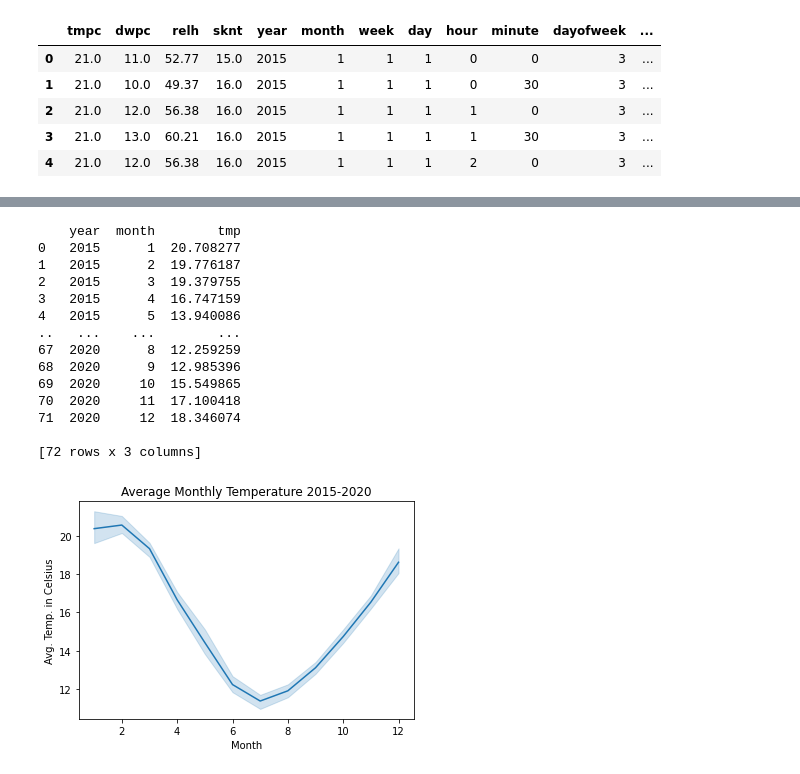
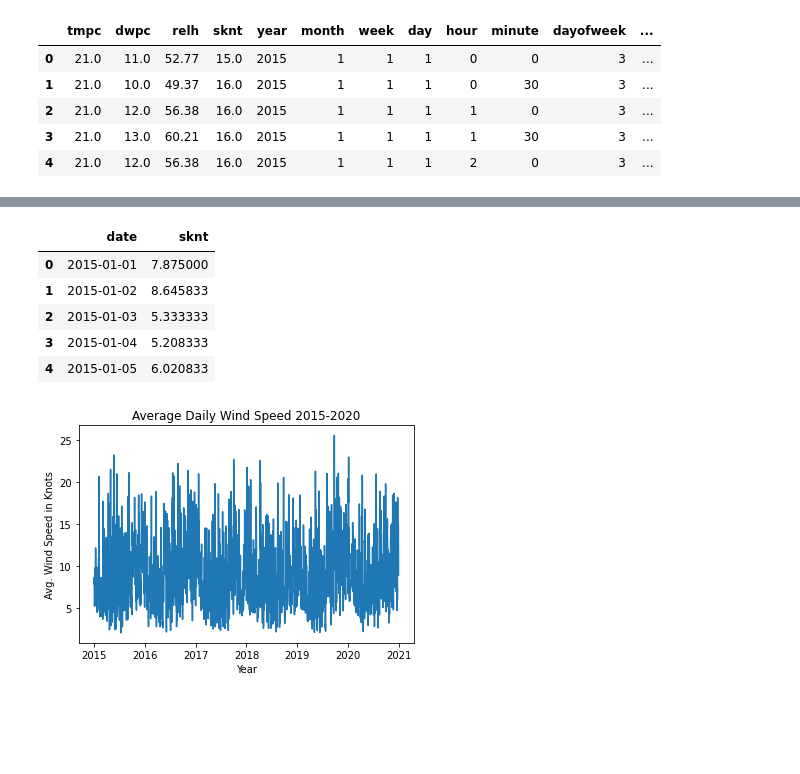
Before and after one commit to lilbingbo/2022-Phase-2, a Jupyter notebook: 3. Data Science/data_analysis.ipynb, the cells around one changed output, grey strips where cells are left out. Cells and saved outputs as stored; diff of their text form; code cells hidden in the pictures; blank space fills up the shorter version.

```diff
--- a/3. Data Science/data_analysis.ipynb
+++ b/3. Data Science/data_analysis.ipynb
@@ -129,26 +181,22 @@ print(tmp_2015)
 # %%
-grouped_data = dataset.groupby(['year','month'])['tmpc'].mean().reset_index(name='tmp')
+# group dataset by year, then calculate avg relh for the year
+
+avg_sknt = dataset.groupby(['date'])['sknt'].mean().reset_index(name='sknt')
+
+
 
 # plot graph over time
-monthly_temp = sns.lineplot(x = 'month', y = 'tmp',data = grouped_data)
-monthly_temp.set_title("Average Monthly Temperature 2015-2020")
-monthly_temp.set_xlabel("Month")
-monthly_temp.set_ylabel("Avg. Temp. in Celsius")
+daily_sknt = sns.lineplot(x = 'date', y = 'sknt',data = avg_sknt)
+daily_sknt.set_title("Average Daily Wind Speed 2015-2020")
+daily_sknt.set_xlabel("Year")
+daily_sknt.set_ylabel("Avg. Wind Speed in Knots")
 
-print(grouped_data)
+avg_sknt.head()
 # %% [output]
-    year  month        tmp
-0   2015      1  20.708277
-1   2015      2  19.776187
-2   2015      3  19.379755
-3   2015      4  16.747159
-4   2015      5  13.940086
-..   ...    ...        ...
-67  2020      8  12.259259
-68  2020      9  12.985396
-69  2020     10  15.549865
-70  2020     11  17.100418
-71  2020     12  18.346074
-
-[72 rows x 3 columns]
+|  | date | sknt |
+| 0 | 2015-01-01 | 7.875000 |
+| 1 | 2015-01-02 | 8.645833 |
+| 2 | 2015-01-03 | 5.333333 |
+| 3 | 2015-01-04 | 5.208333 |
+| 4 | 2015-01-05 | 6.020833 |
-[figure, old version]
+[figure, new version]
```
Also changed, not shown: parts of 11 cells of this notebook, 2 other files.
